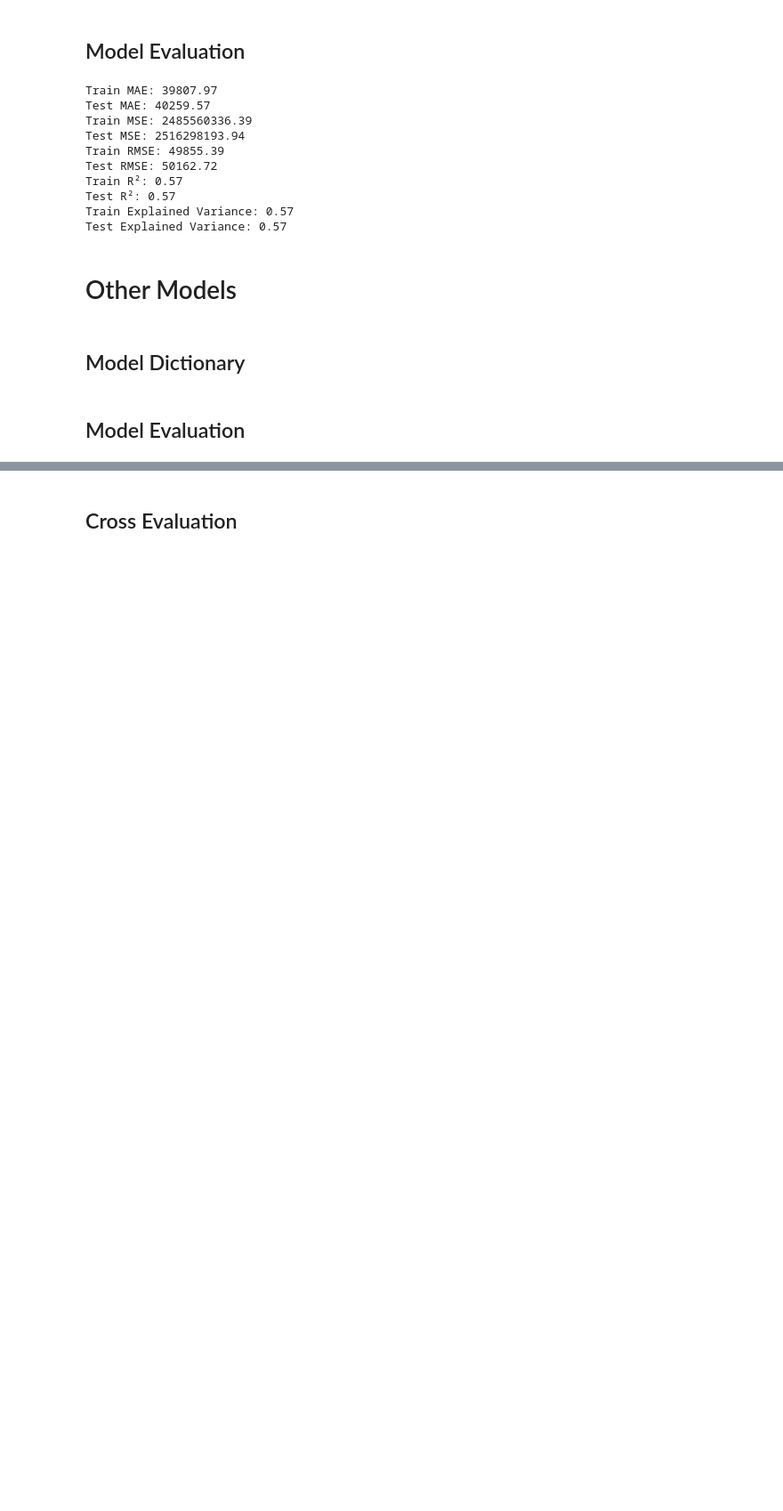
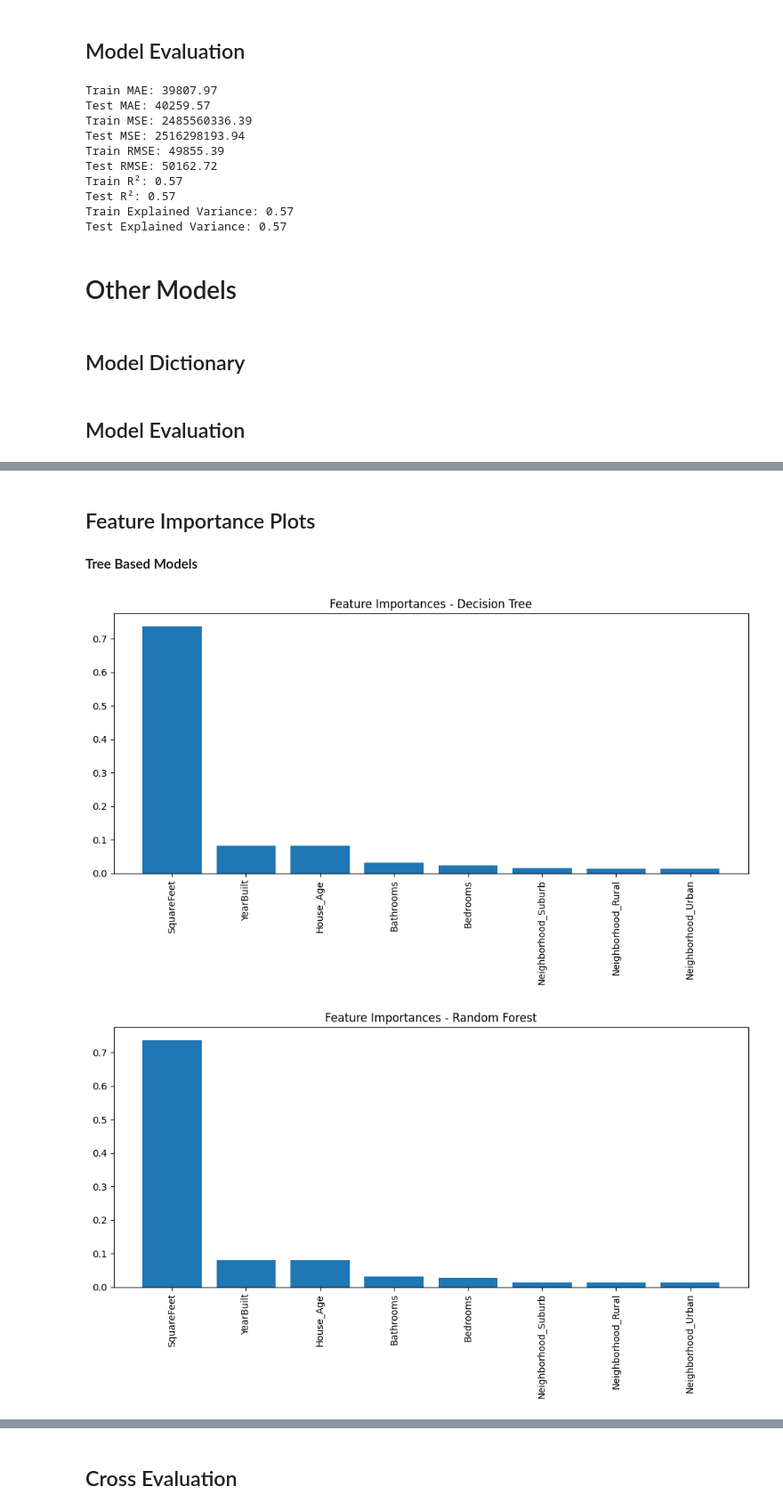
Before and after one commit to Elixirman/Flexi_Gen_AI_DS, a Jupyter notebook: LineaReg_House_Price_Prediction.ipynb, the cells around one changed output, grey strips where cells are left out. Shown at 89% size. Saved outputs shown, nothing was run; the diff lists cells and outputs as text; code cells hidden in the pictures; blank space fills up the shorter version.

```diff
--- a/LineaReg_House_Price_Prediction.ipynb
+++ b/LineaReg_House_Price_Prediction.ipynb
@@ -829,0 +976,24 @@ Test R²: 0.49
+# %% [markdown]
+## Feature Importance Plots
+# %% [markdown]
+**Tree Based Models**
+# %%
+for name, model in models.items():
+    model.fit(x_train_scaled_df, y_train)
+    y_pred_train = model.predict(x_train_scaled_df)
+    y_pred_test = model.predict(x_test_scaled_df)
+
+    # Only plot feature importances for tree-based models
+    if hasattr(model, 'feature_importances_'):
+        importances = model.feature_importances_
+        indices = np.argsort(importances)[::-1]
+
+        plt.figure(figsize=(10, 6))
+        plt.title(f'Feature Importances - {name}')
+        plt.bar(range(x_train_scaled_df.shape[1]), importances[indices], align='center')
+        plt.xticks(range(x_train_scaled_df.shape[1]), x_train_scaled_df.columns[indices], rotation=90)
+        plt.tight_layout()
+        plt.show()
+# %% [output]
+[figure, added]
+[figure, added]
```
Also changed, not shown: parts of 34 cells of this notebook.
